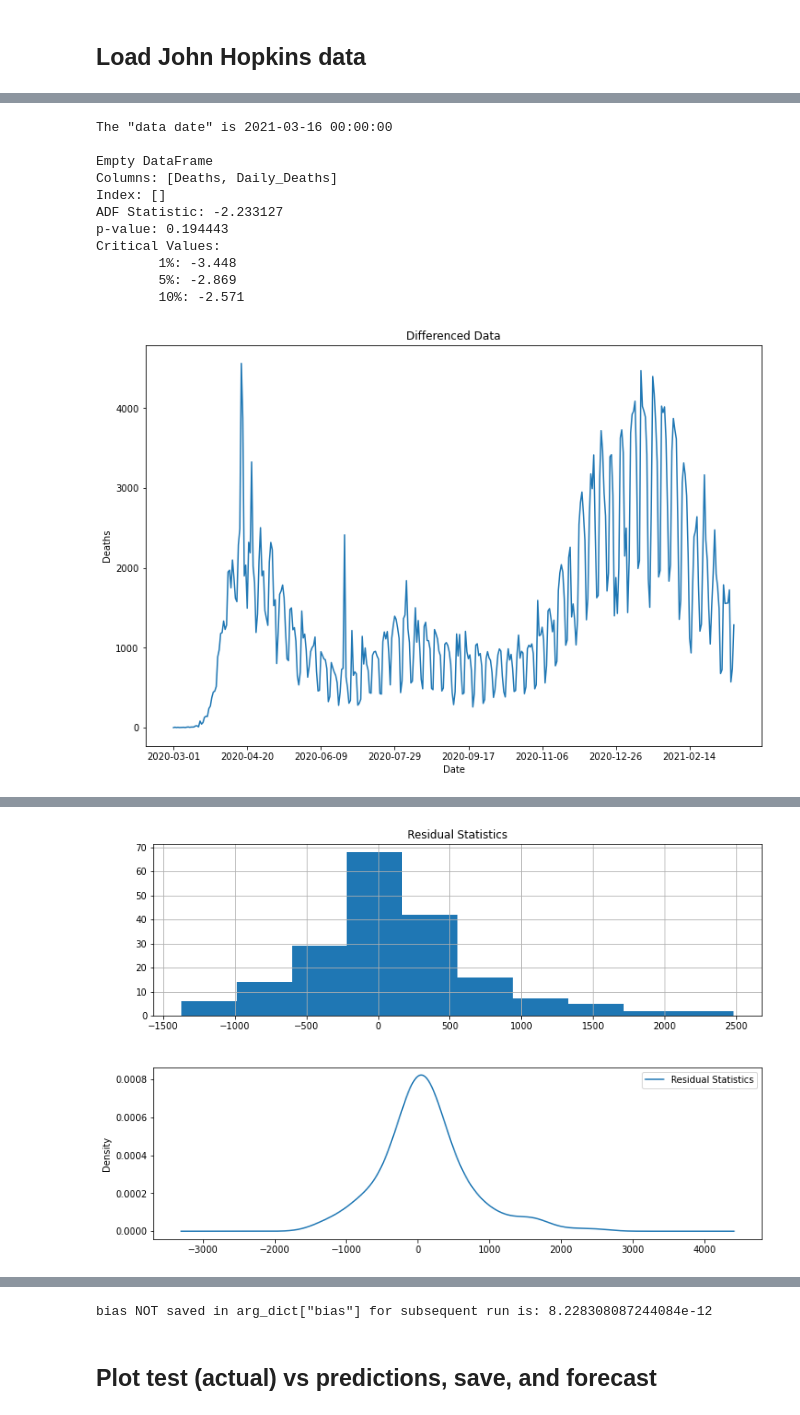
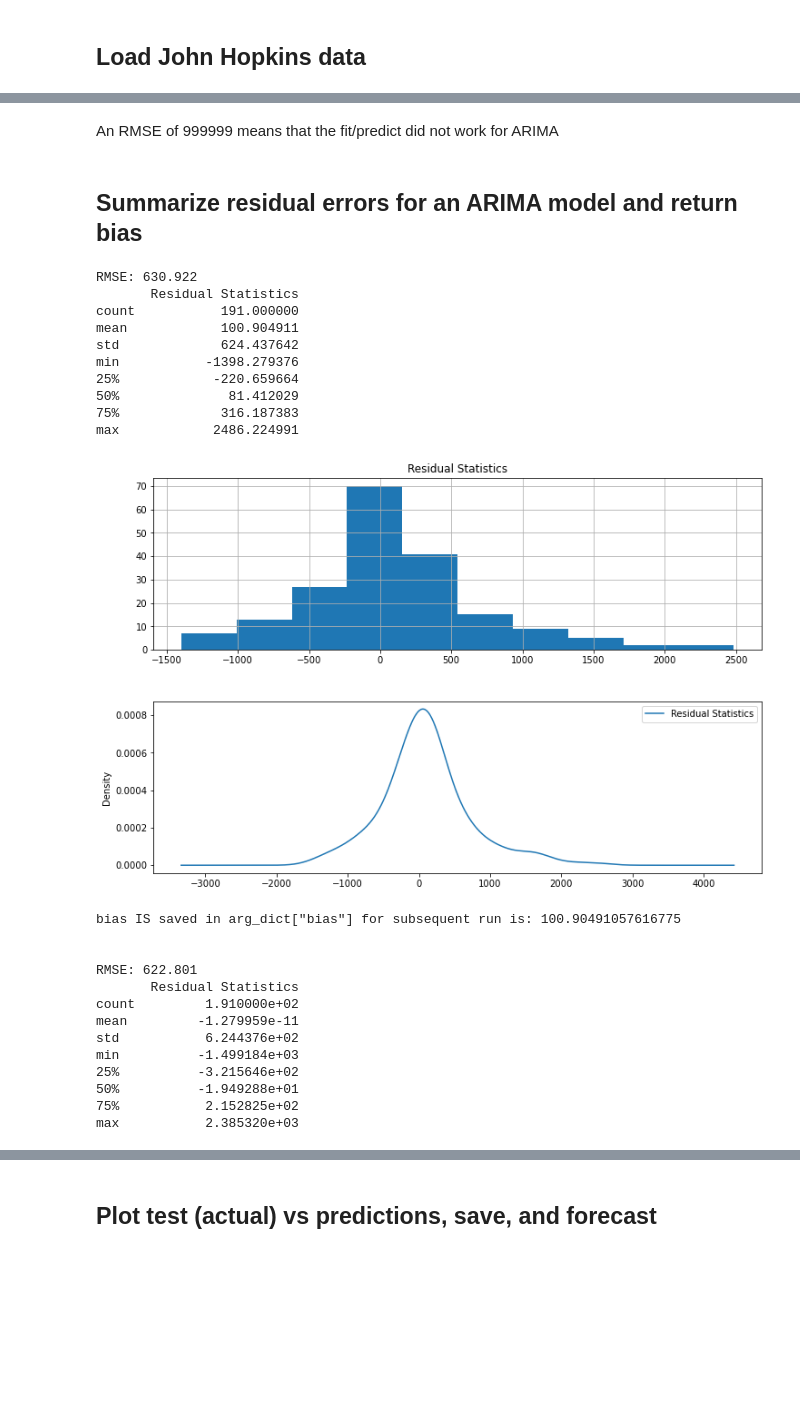
Before and after one commit to LindsayMoir/arima, a Jupyter notebook: arima_driver.ipynb, the cells around one changed output, grey strips where cells are left out. Drawn from its saved outputs; the diff is of its cells as text; code cells hidden in the pictures; blank space fills up the shorter version.

```diff
--- a/arima_driver.ipynb
+++ b/arima_driver.ipynb
@@ -42,9 +42,9 @@ arg_dict = {'file_name_1': r'data\all_df.csv',
             'path': r'C:\Users\Lindsay Moir\OneDrive\Documents\GitHub\COVID-19\csse_covid_19_data\csse_covid_19_daily_reports',
             'best_cfg': (10,2,1),
             'order_list': [],
-            'p_values': range(1,12),
+            'p_values': range(1,8),
             'd_values': range(1,3),
-            'q_values': range(1,3),
+            'q_values': range(0,3),
             'split_value': .5,
             'bias': 0, # First time thru bias is 0
             'date': '09-30-2021'}
@@ -76,0 +110,6 @@ C:\Users\Lindsay\OneDrive\Documents\GitHub\covid\data\country_codes_edited.csv
+# %%
+rmse_list = ags.driver(df, arg_dict)
+
+# Create a df to display the rmse and pdq
+rmse_order_df = pd.DataFrame({'RMSE': [x[0] for x in rmse_list], 'Order': [x[1] for x in rmse_list]})
+rmse_order_df.head(10)
@@ -77,45 +138,45 @@ C:\Users\Lindsay\OneDrive\Documents\GitHub\covid\data\country_codes_edited.csv
+# %% [markdown]
+An RMSE of 999999 means that the fit/predict did not work for ARIMA
+# %%
+# We just need the order, not the RMSE
+order_list = [item[1] for item in rmse_list]
+
+arg_dict.update({'order_list': order_list})
+arg_dict.update({'best_cfg': order_list[0]})
+# %% [markdown]
+## Summarize residual errors for an ARIMA model and return bias
 # %%
-df, li_set = ld.driver(arg_dict)
-
-# Get the date of the last file to establish the currency of the data.
-# This is the only reason that I need df at this point.
-print(f'The "data date" is {df["Date_"].iloc[-1]}\n')
-
-# save arg_dict for subsequent independent processing
-with open('arg_dict.pickle', 'wb') as handle:
-    pickle.dump(arg_dict, handle, protocol=pickle.HIGHEST_PROTOCOL)
-
-# Test for stationarity
-df = st.driver(arg_dict)
-
-# save df for subsequent independent processing
-df.to_csv('df.csv')
-
-# Grid search ARIMA parameters
-order_list = ags.driver(df, arg_dict)
-arg_dict.update({'order_list': order_list})
-arg_dict.update({'best_cfg': order_list[0]})
-
-# summarize residual errors for an ARIMA model and return bias
 model_fit, test, predictions = summarize.driver(df, arg_dict)
 
 # Rerun summarize, as bias adjusted
 model_fit, test, predictions = summarize.driver(df, arg_dict)
 arg_dict.update({'test': test, 'predictions': predictions, 'model_fit': model_fit})
 
 # save arg_dict for subsequent independent processing
 with open('arg_dict.pickle', 'wb') as handle:
     pickle.dump(arg_dict, handle, protocol=pickle.HIGHEST_PROTOCOL)
 # %% [output]
-The "data date" is 2021-03-16 00:00:00
-
-Empty DataFrame
-Columns: [Deaths, Daily_Deaths]
-Index: []
-ADF Statistic: -2.233127
-p-value: 0.194443
-Critical Values:
-        1%: -3.448
-        5%: -2.869
-        10%: -2.571
+RMSE: 630.922
+       Residual Statistics
+count           191.000000
+mean            100.904911
+std             624.437642
+min           -1398.279376
+25%            -220.659664
+50%              81.412029
+75%             316.187383
+max            2486.224991
-[figure, old version]
+[figure, new version]
+bias IS saved in arg_dict["bias"] for subsequent run is: 100.90491057616775
+
+
+RMSE: 622.801
+       Residual Statistics
+count         1.910000e+02
+mean         -1.279959e-11
+std           6.244376e+02
+min          -1.499184e+03
+25%          -3.215646e+02
+50%          -1.949288e+01
+75%           2.152825e+02
+max           2.385320e+03
@@ -144 +184,0 @@ max            2483.417409
-[figure, removed]
@@ -159,4 +185,3 @@ max           2.379042e+03
-bias NOT saved in arg_dict["bias"] for subsequent run is: 8.228308087244084e-12
 # %% [markdown]
 ## Plot test (actual) vs predictions, save, and forecast
 # %%
```
Also changed, not shown: parts of 10 cells of this notebook, 8 other files.
